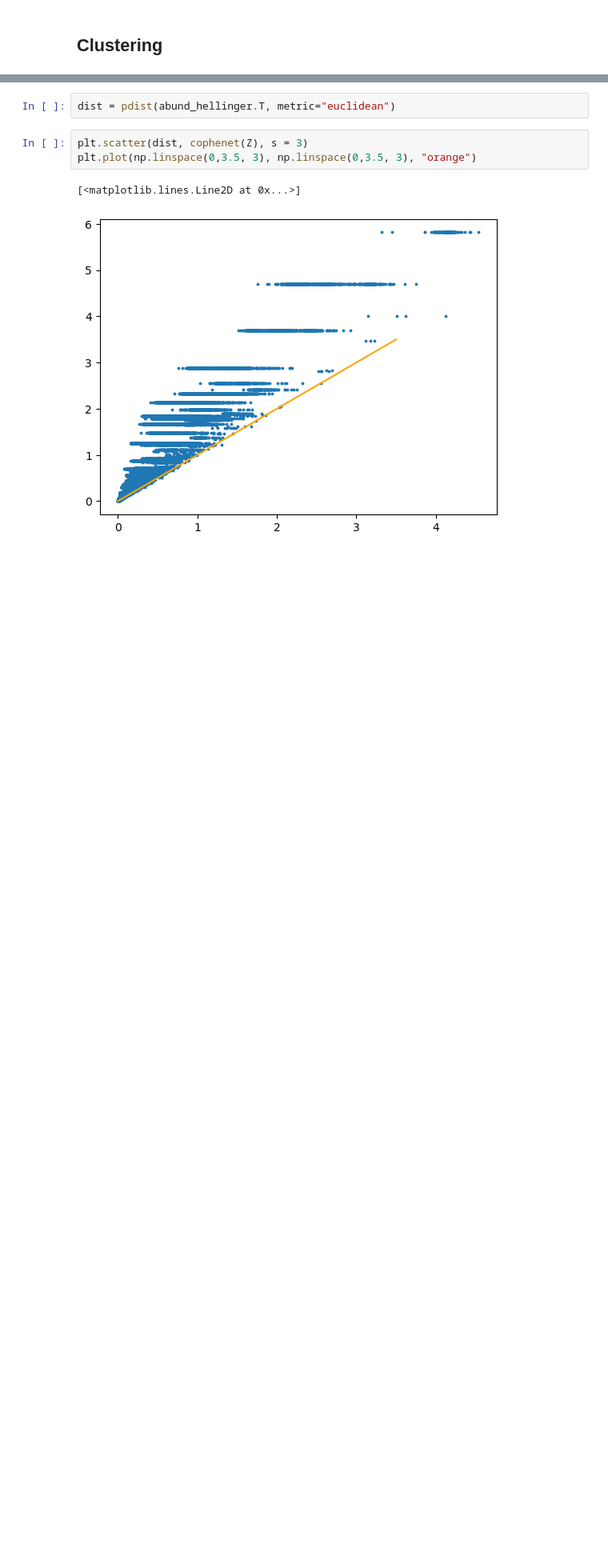
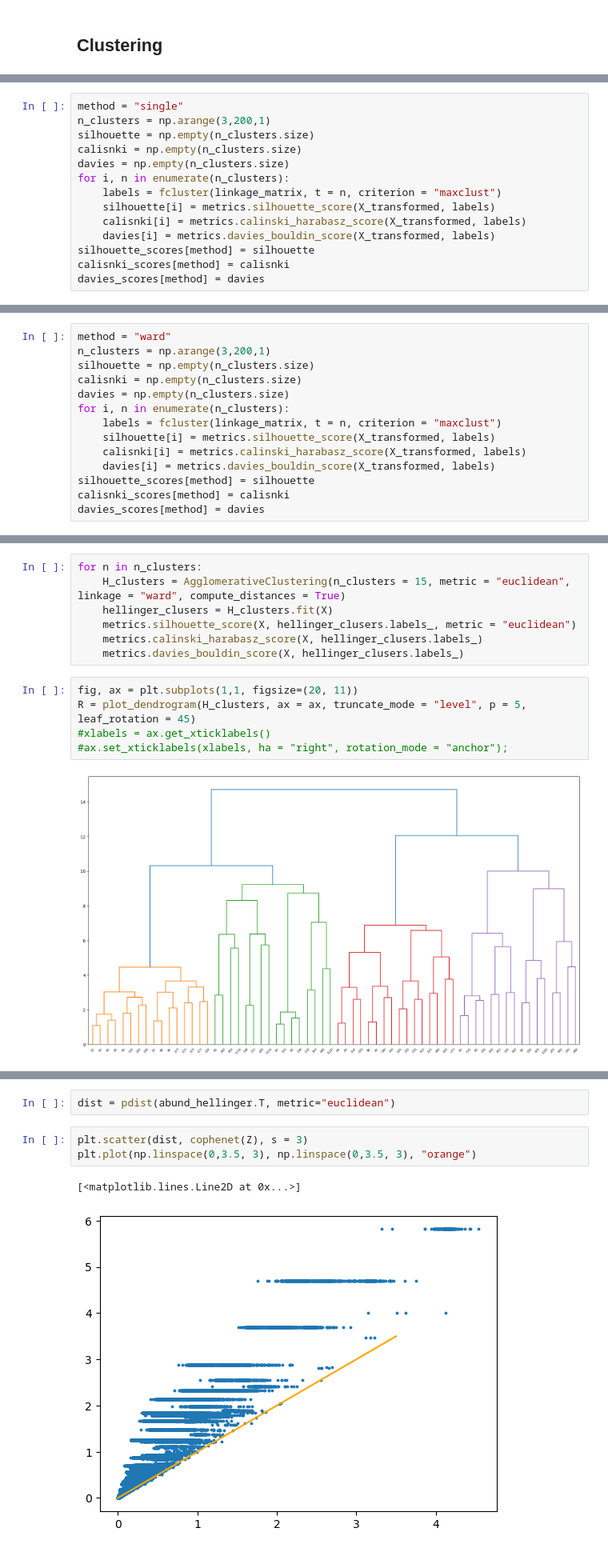
Before and after one commit to Alberto-Ghedin/ISPRA_20152017_Analysis, a Jupyter notebook: Correlation.ipynb, the cells around one changed output, grey strips where cells are left out. Shown at 80% size. Cells and saved outputs as stored; diff of their text form; blank space fills up the shorter version.

```diff
--- a/Correlation.ipynb
+++ b/Correlation.ipynb
@@ -373,0 +161,14 @@ Z = create_linkage_matrix(hellinger_clusers)
+# %%
+method = "single"
+n_clusters = np.arange(3,200,1)
+silhouette = np.empty(n_clusters.size)
+calisnki = np.empty(n_clusters.size)
+davies = np.empty(n_clusters.size)
+for i, n in enumerate(n_clusters):
+    labels = fcluster(linkage_matrix, t = n, criterion = "maxclust")
+    silhouette[i] = metrics.silhouette_score(X_transformed, labels)
+    calisnki[i] = metrics.calinski_harabasz_score(X_transformed, labels)
+    davies[i] = metrics.davies_bouldin_score(X_transformed, labels)
+silhouette_scores[method] = silhouette
+calisnki_scores[method] = calisnki
+davies_scores[method] = davies
@@ -373,0 +181,14 @@ Z = create_linkage_matrix(hellinger_clusers)
+# %%
+method = "ward"
+n_clusters = np.arange(3,200,1)
+silhouette = np.empty(n_clusters.size)
+calisnki = np.empty(n_clusters.size)
+davies = np.empty(n_clusters.size)
+for i, n in enumerate(n_clusters):
+    labels = fcluster(linkage_matrix, t = n, criterion = "maxclust")
+    silhouette[i] = metrics.silhouette_score(X_transformed, labels)
+    calisnki[i] = metrics.calinski_harabasz_score(X_transformed, labels)
+    davies[i] = metrics.davies_bouldin_score(X_transformed, labels)
+silhouette_scores[method] = silhouette
+calisnki_scores[method] = calisnki
+davies_scores[method] = davies
@@ -373,0 +359,14 @@ Z = create_linkage_matrix(hellinger_clusers)
+# %%
+for n in n_clusters:
+    H_clusters = AgglomerativeClustering(n_clusters = 15, metric = "euclidean", linkage = "ward", compute_distances = True)
+    hellinger_clusers = H_clusters.fit(X)
+    metrics.silhouette_score(X, hellinger_clusers.labels_, metric = "euclidean")
+    metrics.calinski_harabasz_score(X, hellinger_clusers.labels_)
+    metrics.davies_bouldin_score(X, hellinger_clusers.labels_)
+# %%
+fig, ax = plt.subplots(1,1, figsize=(20, 11))
+R = plot_dendrogram(H_clusters, ax = ax, truncate_mode = "level", p = 5, leaf_rotation = 45)
+#xlabels = ax.get_xticklabels()
+#ax.set_xticklabels(xlabels, ha = "right", rotation_mode = "anchor");
+# %% [output]
+[figure, added]
```
Also changed, not shown: parts of 83 cells of this notebook, 9 other files.
